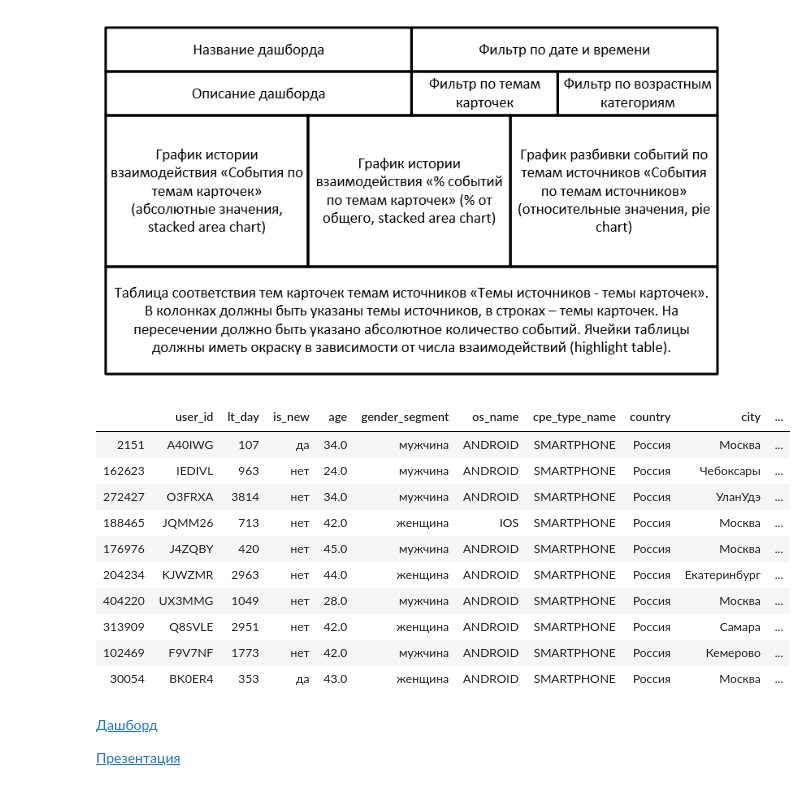
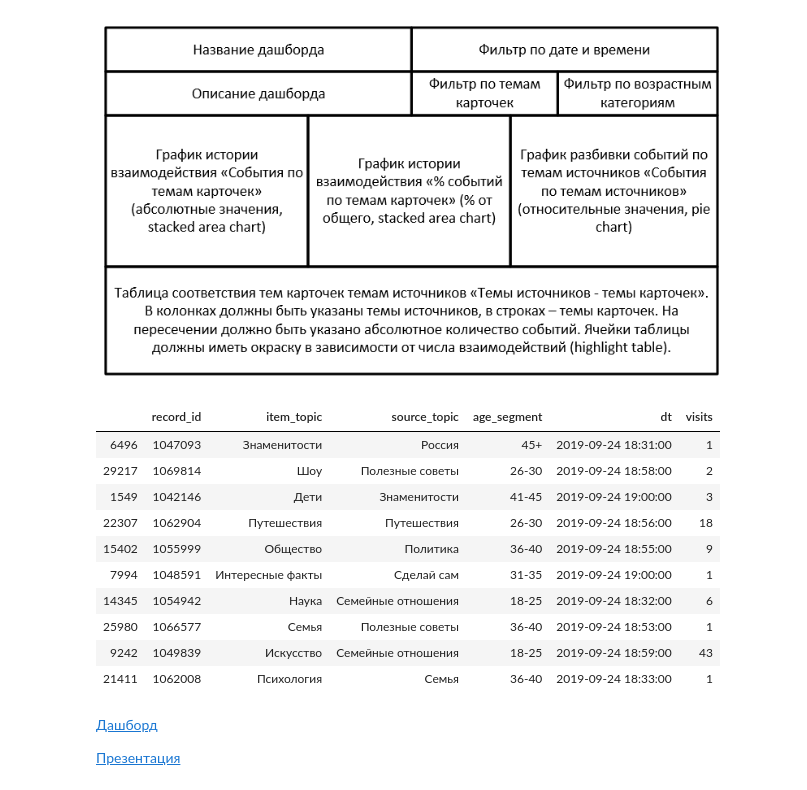
Before and after one commit to mv-sadovnikov/training-projects, a Jupyter notebook: Проект 6. Проектирование дашбордов в Tableau/Создание дашборда по пользовательским событиям.ipynb, the cells around one changed output. Drawn from its saved outputs; the diff is of its cells as text; code cells hidden in the pictures.

```diff
--- a/Проект 6. Проектирование дашбордов в Tableau/Создание дашборда по пользовательским событиям.ipynb
+++ b/Проект 6. Проектирование дашбордов в Tableau/Создание дашборда по пользовательским событиям.ipynb
@@ -26,56 +39,25 @@ from sqlalchemy import create_engine # импортируем библиотек
-# %%
-path_to_db = 'telecomm_csi.db' # путь к файлу
-engine = create_engine(f'sqlite:///{path_to_db}', echo = False)
 # %%
 # сформируем sql запрос
-query = """
-SELECT user_id,
-       lt_day,
-       case
-           when lt_day <= 365 then 'да'
-           when lt_day > 365 then 'нет'
-       end as is_new,
-       age,
-       case
-           when gender_segment = 1 then 'женщина'
-           when gender_segment = 0 then 'мужчина'
-           else 'неизвестный'
-       end as gender_segment,
-       os_name,
-       cpe_type_name,
-       country,
-       city,
-       a.title as age_segment,
-       ts.title as traffic_segment,
-       ls.title as lifetime_segment,
-       nps_score,
-       case
-           when nps_score >= 9 then 'cторонник'
-           when nps_score = 8 OR nps_score = 7 then 'нейтральный'
-           when nps_score <= 6 then 'критик'
-       end as nps_group
-FROM user AS us
-INNER JOIN location AS l ON us.location_id = l.location_id
-INNER JOIN age_segment AS a ON us.age_gr_id = a.age_gr_id
-INNER JOIN traffic_segment AS ts ON us.tr_gr_id = ts.tr_gr_id
-INNER JOIN lifetime_segment AS ls ON us.lt_gr_id = ls.lt_gr_id
-"""
+query = '''
+SELECT *
+FROM dash_visits
+'''
 
-df = pd.read_sql(query, engine) # создадим переменную с нашей таблицей
+dash_visits = pd.read_sql_query(query, con = engine)
 # %%
-df.sample(10) # посмотрим случайные 10 строк
+dash_visits.sample(10) # посмотрим случайные 10 строк
 # %% [output]
-|  | user_id | lt_day | is_new | age | gender_segment | os_name | cpe_type_name | country | city | ... |
-| 2151 | A40IWG | 107 | да | 34.0 | мужчина | ANDROID | SMARTPHONE | Россия | Москва | ... |
-| 162623 | IEDIVL | 963 | нет | 24.0 | мужчина | ANDROID | SMARTPHONE | Россия | Чебоксары | ... |
-| 272427 | O3FRXA | 3814 | нет | 34.0 | мужчина | ANDROID | SMARTPHONE | Россия | УланУдэ | ... |
-| 188465 | JQMM26 | 713 | нет | 42.0 | женщина | IOS | SMARTPHONE | Россия | Москва | ... |
-| 176976 | J4ZQBY | 420 | нет | 45.0 | мужчина | ANDROID | SMARTPHONE | Россия | Москва | ... |
-| 204234 | KJWZMR | 2963 | нет | 44.0 | женщина | ANDROID | SMARTPHONE | Россия | Екатеринбург | ... |
-| 404220 | UX3MMG | 1049 | нет | 28.0 | мужчина | ANDROID | SMARTPHONE | Россия | Москва | ... |
-| 313909 | Q8SVLE | 2951 | нет | 42.0 | женщина | ANDROID | SMARTPHONE | Россия | Самара | ... |
-| 102469 | F9V7NF | 1773 | нет | 42.0 | мужчина | ANDROID | SMARTPHONE | Россия | Кемерово | ... |
-| 30054 | BK0ER4 | 353 | да | 43.0 | женщина | ANDROID | SMARTPHONE | Россия | Москва | ... |
+|  | record_id | item_topic | source_topic | age_segment | dt | visits |
+| 6496 | 1047093 | Знаменитости | Россия | 45+ | 2019-09-24 18:31:00 | 1 |
+| 29217 | 1069814 | Шоу | Полезные советы | 26-30 | 2019-09-24 18:58:00 | 2 |
+| 1549 | 1042146 | Дети | Знаменитости | 41-45 | 2019-09-24 19:00:00 | 3 |
+| 22307 | 1062904 | Путешествия | Путешествия | 26-30 | 2019-09-24 18:56:00 | 18 |
+| 15402 | 1055999 | Общество | Политика | 36-40 | 2019-09-24 18:55:00 | 9 |
+| 7994 | 1048591 | Интересные факты | Сделай сам | 31-35 | 2019-09-24 19:00:00 | 1 |
+| 14345 | 1054942 | Наука | Семейные отношения | 18-25 | 2019-09-24 18:32:00 | 6 |
+| 25980 | 1066577 | Семья | Полезные советы | 36-40 | 2019-09-24 18:53:00 | 1 |
+| 9242 | 1049839 | Искусство | Семейные отношения | 18-25 | 2019-09-24 18:59:00 | 43 |
+| 21411 | 1062008 | Психология | Семья | 36-40 | 2019-09-24 18:33:00 | 1 |
 # %% [markdown]
 [Дашборд](https://public.tableau.com/views/Projectyandex_practicum/Projectyandex_practicum?:language=en-US&:display_count=n&:origin=viz_share_link)
 
```
Also changed, not shown: parts of 2 cells of this notebook.
